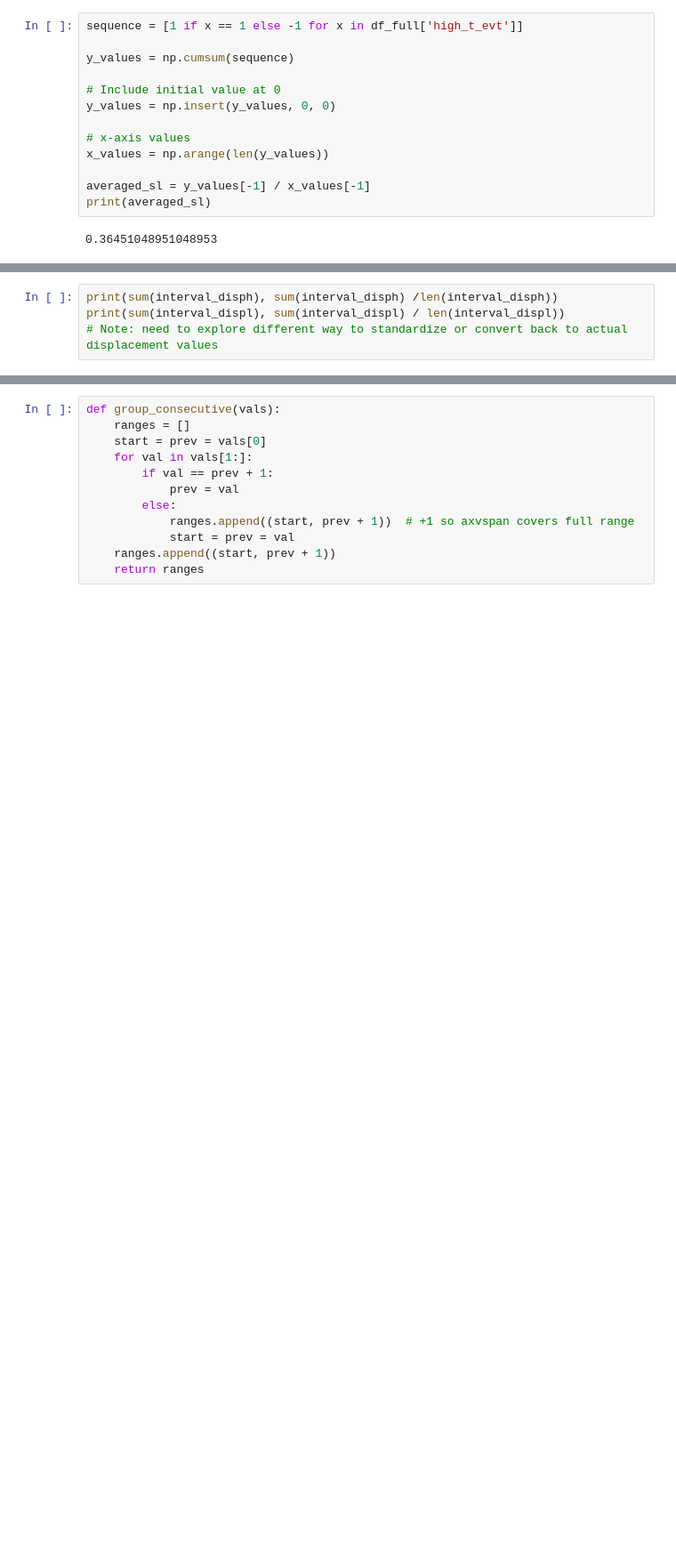
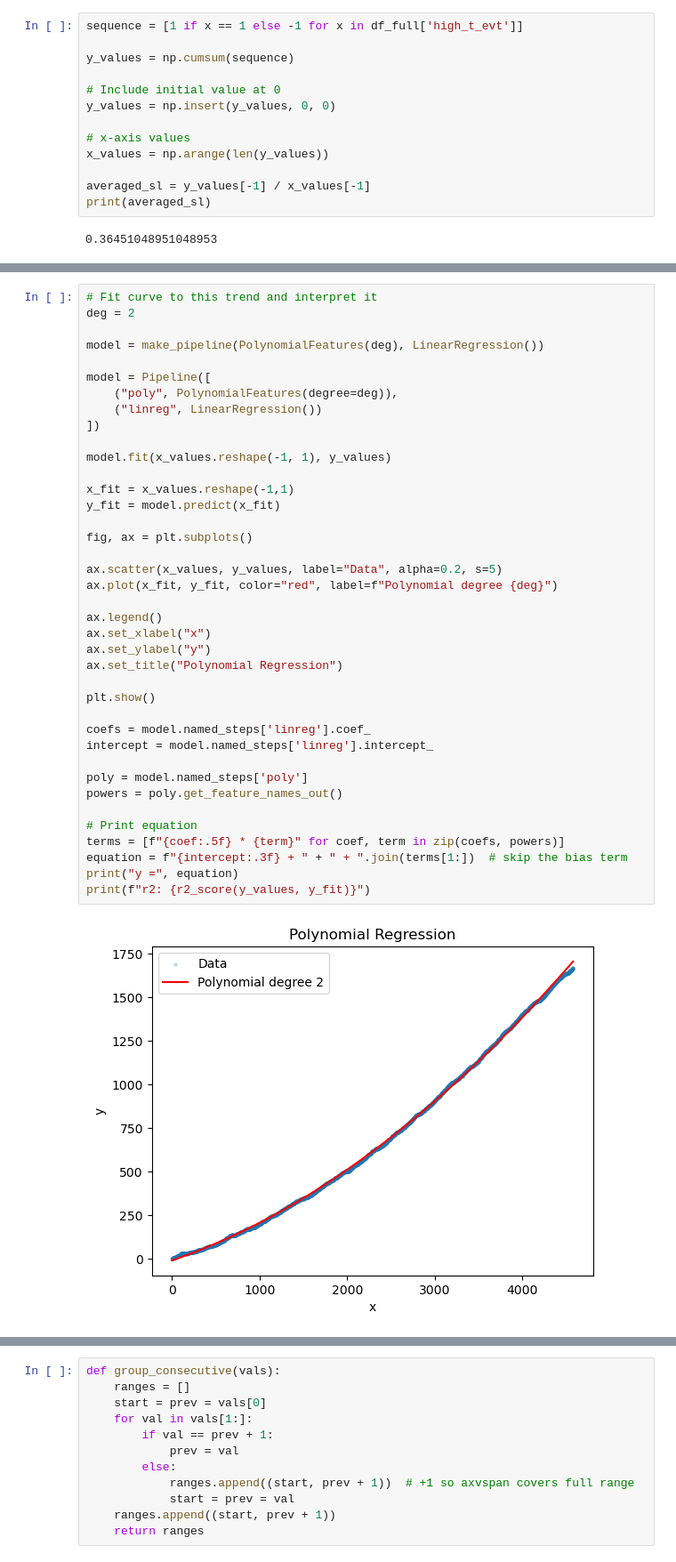
Before and after one commit to MinesGlaciology/whillans-surf, a Jupyter notebook: notebooks/SURF/Slip size prediction/HL_sequencing.ipynb, the cells around one changed output, grey strips where cells are left out. Shown: that part at 89% size. Drawn from its saved outputs; the diff is of its cells as text; blank space fills up the shorter version.

```diff
--- a/notebooks/SURF/Slip size prediction/HL_sequencing.ipynb
+++ b/notebooks/SURF/Slip size prediction/HL_sequencing.ipynb
@@ -97,5 +116,41 @@ plt.show()
 # %%
-print(sum(interval_disph), sum(interval_disph) /len(interval_disph))
-print(sum(interval_displ), sum(interval_displ) / len(interval_displ))
-# Note: need to explore different way to standardize or convert back to actual displacement values
+# Fit curve to this trend and interpret it
+deg = 2
+
+model = make_pipeline(PolynomialFeatures(deg), LinearRegression())
+
+model = Pipeline([
+    ("poly", PolynomialFeatures(degree=deg)),
+    ("linreg", LinearRegression())
+])
+
+model.fit(x_values.reshape(-1, 1), y_values)
+
+x_fit = x_values.reshape(-1,1)
+y_fit = model.predict(x_fit)
+
+fig, ax = plt.subplots()
+
+ax.scatter(x_values, y_values, label="Data", alpha=0.2, s=5)
+ax.plot(x_fit, y_fit, color="red", label=f"Polynomial degree {deg}")
+
+ax.legend()
+ax.set_xlabel("x")
+ax.set_ylabel("y")
+ax.set_title("Polynomial Regression")
+
+plt.show()
+
+coefs = model.named_steps['linreg'].coef_
+intercept = model.named_steps['linreg'].intercept_
+
+poly = model.named_steps['poly']
+powers = poly.get_feature_names_out()
+
+# Print equation
+terms = [f"{coef:.5f} * {term}" for coef, term in zip(coefs, powers)]
+equation = f"{intercept:.3f} + " + " + ".join(terms[1:])  # skip the bias term
+print("y =", equation)
+print(f"r2: {r2_score(y_values, y_fit)}")
 # %% [output]
+[figure, added]
```
Also changed, not shown: parts of 9 cells of this notebook, 17 other files.
